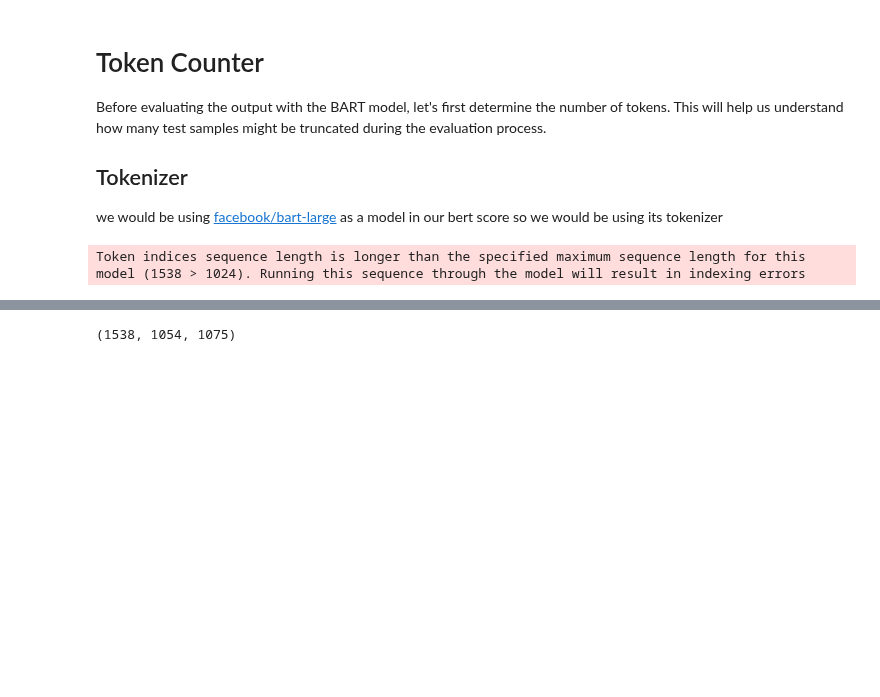
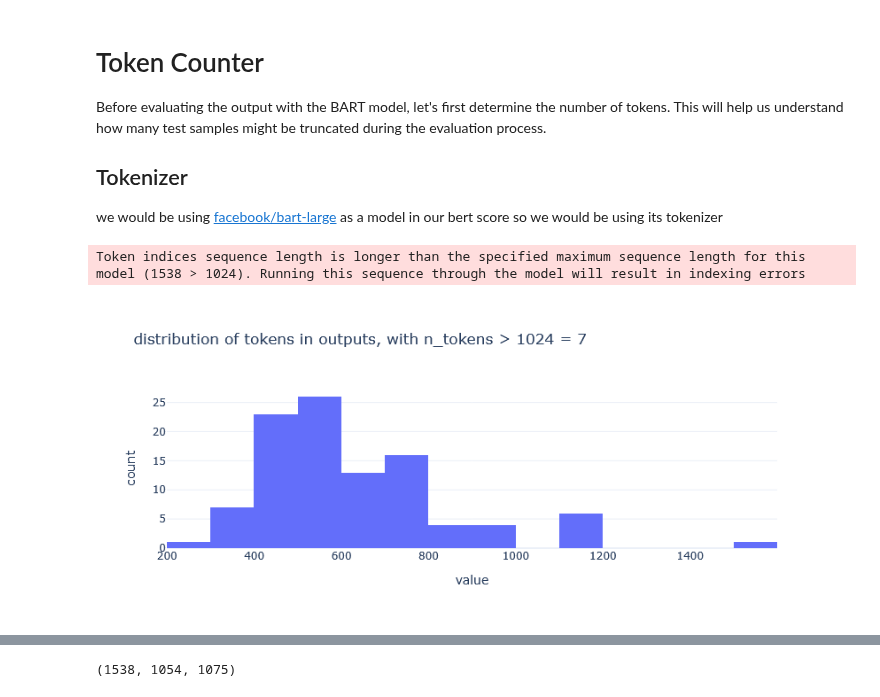
Before and after one commit to Thorkild556/NLP_project_group6, a Jupyter notebook: lab/model_evaluation.ipynb, the cells around one changed output, grey strips where cells are left out. Drawn from its saved outputs; the diff is of its cells as text; code cells hidden in the pictures; blank space fills up the shorter version.

```diff
--- a/lab/model_evaluation.ipynb
+++ b/lab/model_evaluation.ipynb
@@ -58,7 +58,9 @@ Token indices sequence length is longer than the specified maximum sequence leng
 # %%
 fig = px.histogram(model0_tokens, title=f"distribution of tokens in outputs, with n_tokens > 1024 = {exceeded_0}")
 fig.update_layout(showlegend=False, template="plotly_white")
-fig.show()
+fig
+# %% [output]
+[figure, added]
 # %%
 fig = px.histogram(model1_tokens, title=f"distribution of tokens in outputs, with n_tokens > 1024 = {exceeded_1}")
 fig.update_layout(showlegend=False, template="plotly_white")
```
Also changed, not shown: parts of 2 cells of this notebook.
